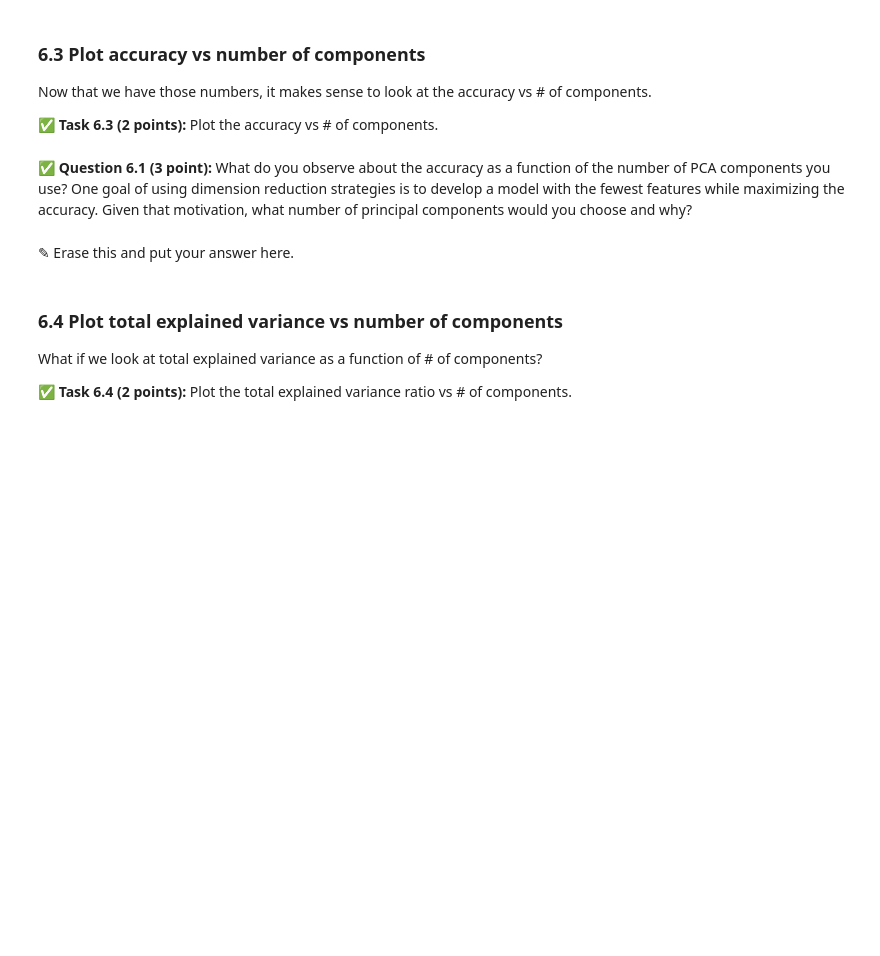
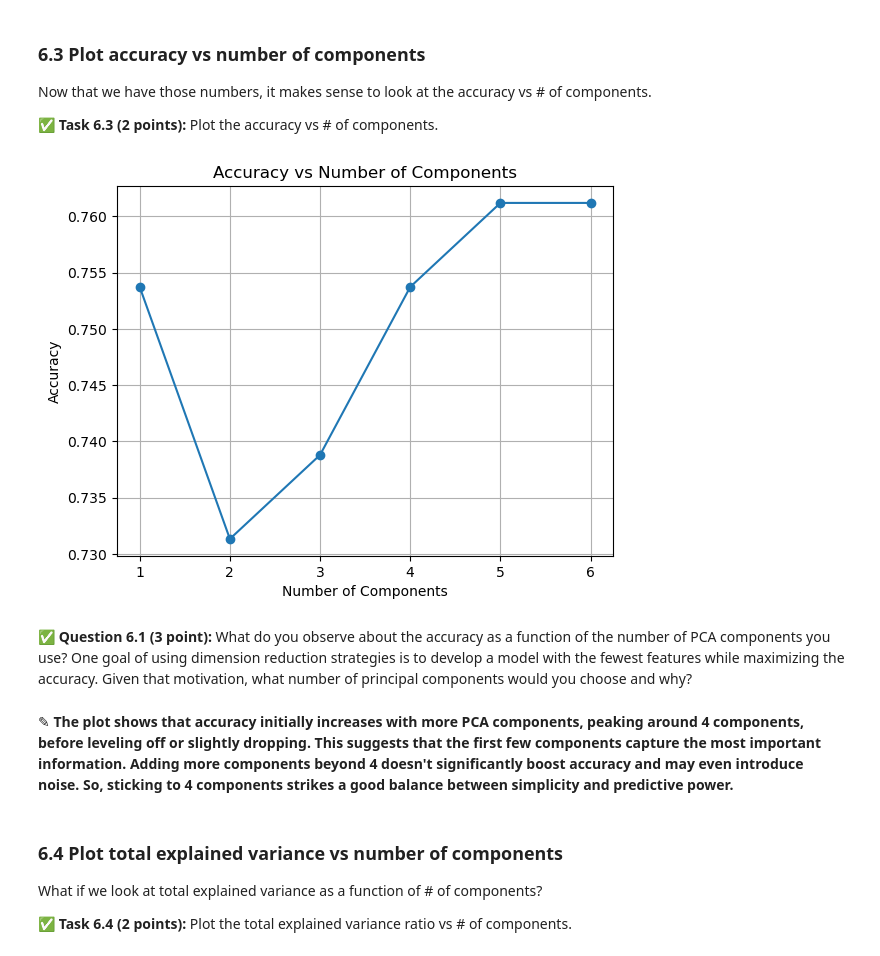
Before and after one commit to johnwano/CMSE202-f23-turnin, a Jupyter notebook: hw-04/HW-04_PerceptronSVMandPCA-STUDENT.ipynb, the cells around one changed output. Drawn from its saved outputs; the diff is of its cells as text; code cells hidden in the pictures; blank space fills up the shorter version.

```diff
--- a/hw-04/HW-04_PerceptronSVMandPCA-STUDENT.ipynb
+++ b/hw-04/HW-04_PerceptronSVMandPCA-STUDENT.ipynb
@@ -609,7 +660,20 @@ Now that we have those numbers, it makes sense to look at the accuracy vs # of c
+# %%
+# Put your code here
+import matplotlib.pyplot as plt
+
+# Plot accuracy vs number of components
+plt.plot(range(1, 7), accuracies, marker='o')
+plt.xlabel('Number of Components')
+plt.ylabel('Accuracy')
+plt.title('Accuracy vs Number of Components')
+plt.grid(True)
+plt.show()
+# %% [output]
+[figure, added]
 # %% [markdown]
 **&#9989; Question 6.1 (3 point):** What do you observe about the accuracy as a function of the number of PCA components you use? One goal of using dimension reduction strategies is to develop a model with the fewest features while maximizing the accuracy. Given that motivation, what number of principal components would you choose and why?
-# %% [markdown]
-<font size=+3>&#9998;</font> Erase this and put your answer here.
+# %% [markdown]
+<font size=+3>&#9998;</font> **The plot shows that accuracy initially increases with more PCA components, peaking around 4 components, before leveling off or slightly dropping. This suggests that the first few components capture the most important information. Adding more components beyond 4 doesn't significantly boost accuracy and may even introduce noise. So, sticking to 4 components strikes a good balance between simplicity and predictive power.**
 # %% [markdown]
 ### 6.4 Plot total explained variance vs number of components
 
```
Also changed, not shown: parts of 8 cells of this notebook.
